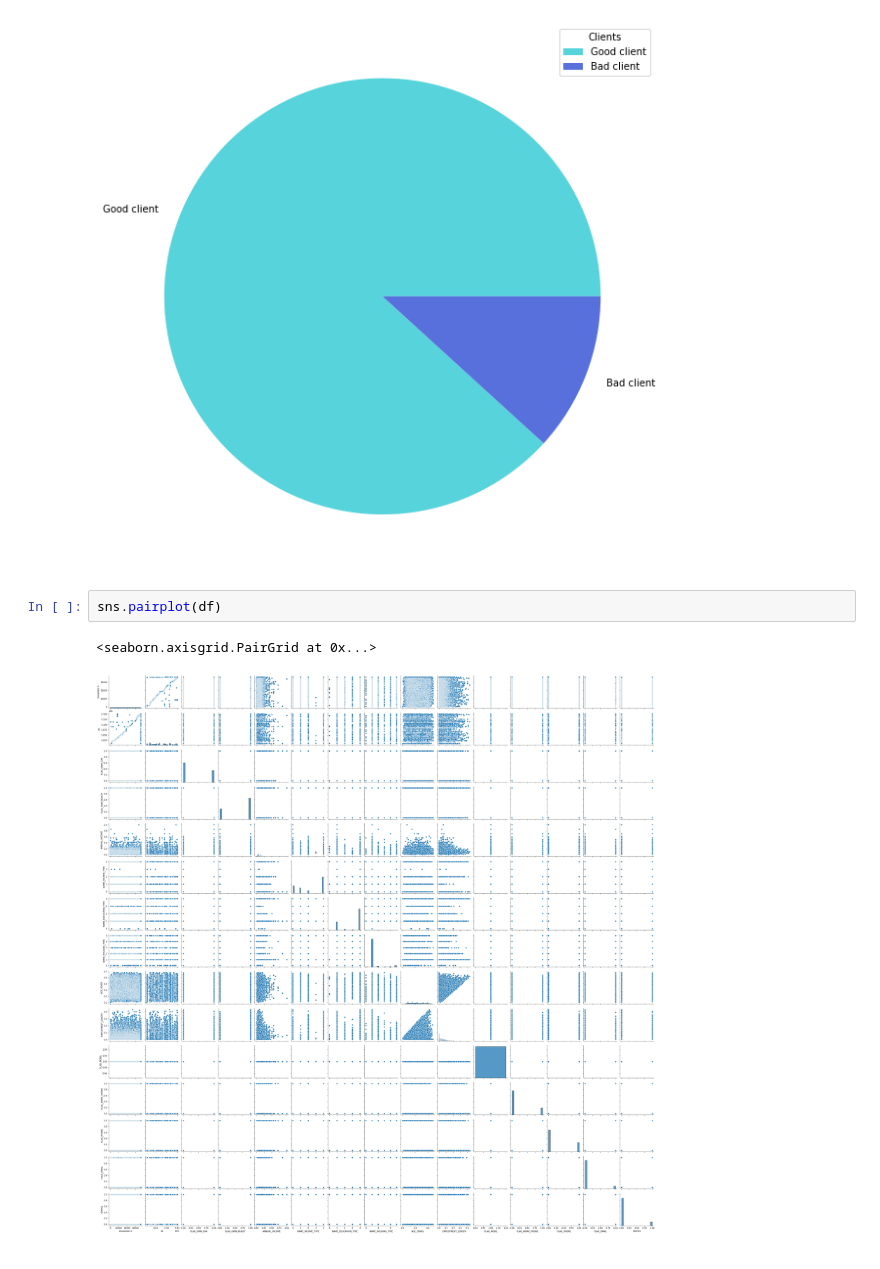
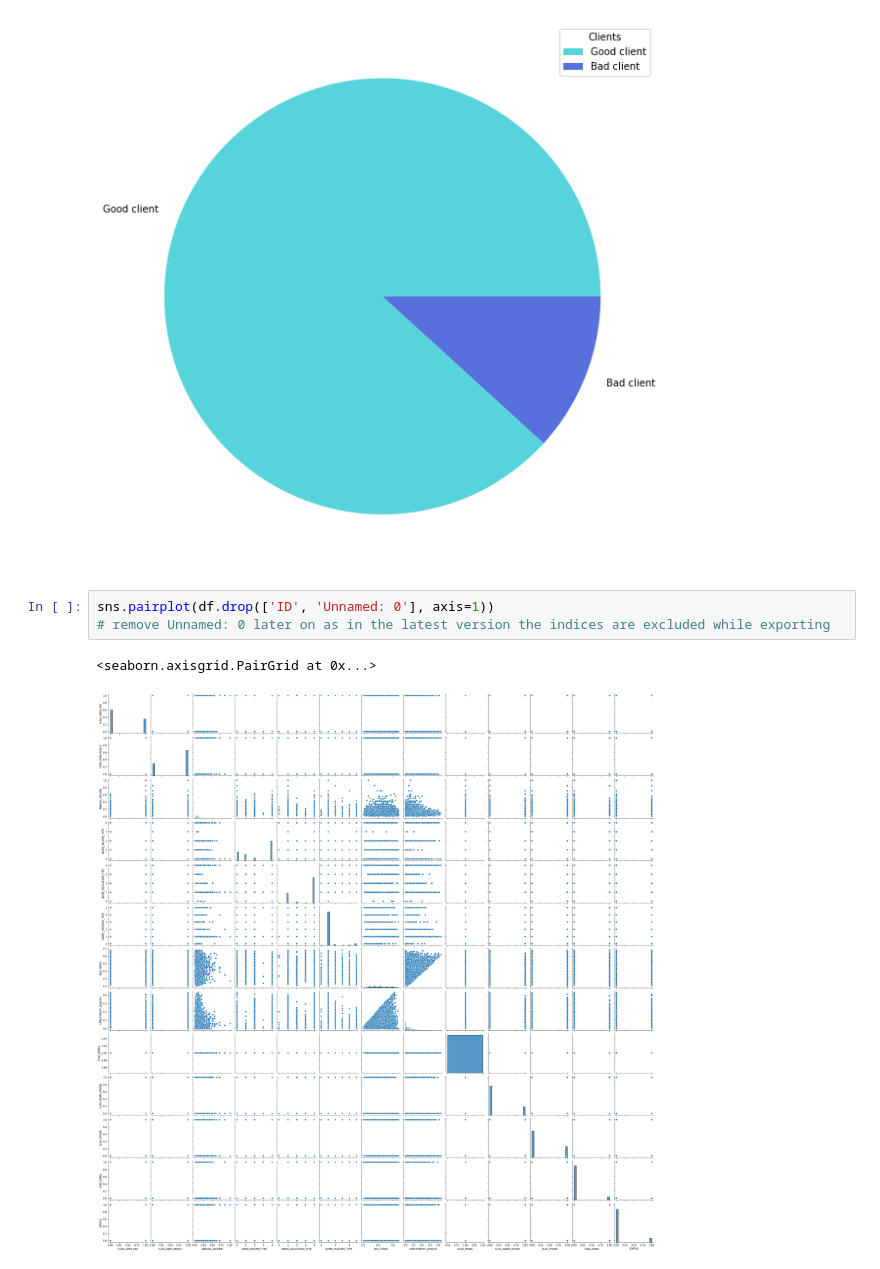
Before and after one commit to OrbelB/MLCreditCards, a Jupyter notebook: datacleanvis.ipynb, the cells around one changed output. Saved outputs shown, nothing was run; the diff lists cells and outputs as text.

Commit message:
dropped id and indices for pairplot
added export=True in dataclean while exporting csv to remove indices from the csv

```diff
--- a/datacleanvis.ipynb
+++ b/datacleanvis.ipynb
@@ -162,8 +162,9 @@ plt.legend(title = 'Clients')
 # %% [output]
 <matplotlib.legend.Legend at 0x...>
 [figure]
-# %%
-sns.pairplot(df)
-# %% [output]
-<seaborn.axisgrid.PairGrid at 0x...>
-[figure, removed]
+# %%
+sns.pairplot(df.drop(['ID', 'Unnamed: 0'], axis=1))
+# remove Unnamed: 0 later on as in the latest version the indices are excluded while exporting
+# %% [output]
+<seaborn.axisgrid.PairGrid at 0x...>
+[figure, added]
```
Also changed, not shown: 1 other file.
